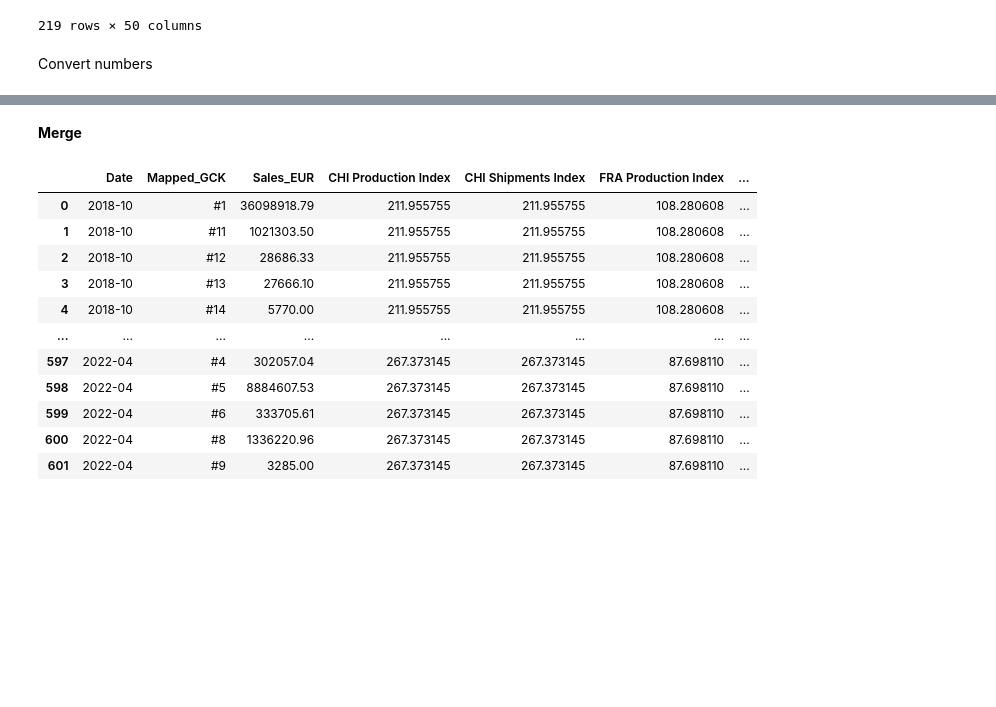
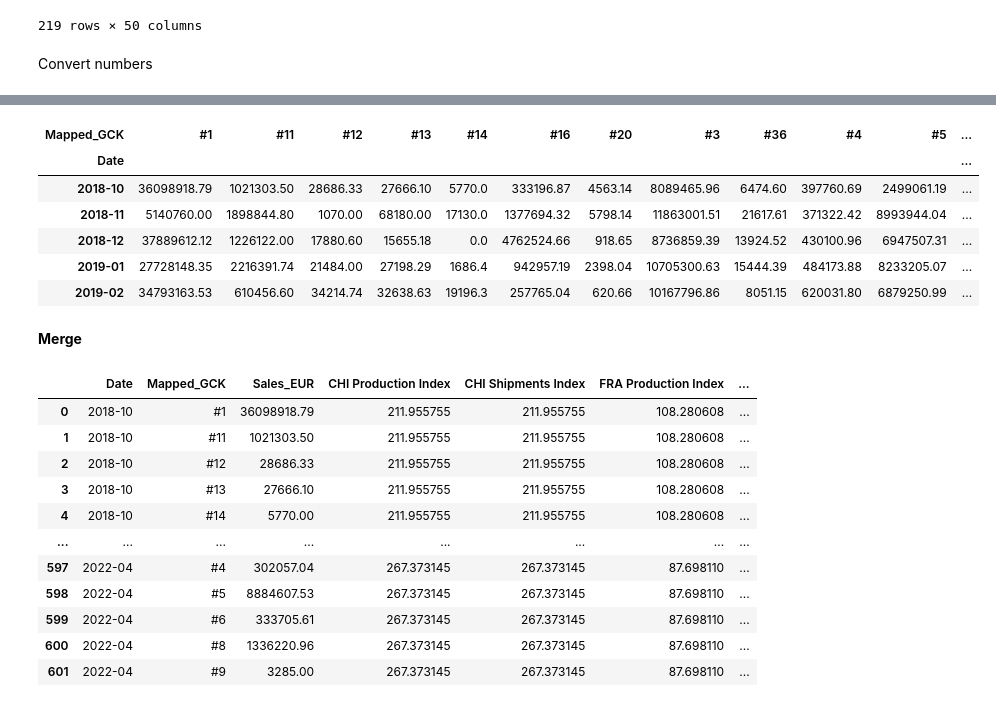
Before and after one commit to MGN19/Siemens-forecast, a Jupyter notebook: test_ant.ipynb, the cells around one changed output, grey strips where cells are left out. Drawn from its saved outputs; the diff is of its cells as text; code cells hidden in the pictures; blank space fills up the shorter version.

```diff
--- a/test_ant.ipynb
+++ b/test_ant.ipynb
@@ -227,3 +229,13 @@ monthly_sales.head(2)
+# %%
+pivoted_data.head(5) # sales data grouped by month
+# %% [output]
+| Mapped_GCK | #1 | #11 | #12 | #13 | #14 | #16 | #20 | #3 | #36 | #4 | #5 | ... |
+| Date |  |  |  |  |  |  |  |  |  |  |  | ... |
+| 2018-10 | 36098918.79 | 1021303.50 | 28686.33 | 27666.10 | 5770.0 | 333196.87 | 4563.14 | 8089465.96 | 6474.60 | 397760.69 | 2499061.19 | ... |
+| 2018-11 | 5140760.00 | 1898844.80 | 1070.00 | 68180.00 | 17130.0 | 1377694.32 | 5798.14 | 11863001.51 | 21617.61 | 371322.42 | 8993944.04 | ... |
+| 2018-12 | 37889612.12 | 1226122.00 | 17880.60 | 15655.18 | 0.0 | 4762524.66 | 918.65 | 8736859.39 | 13924.52 | 430100.96 | 6947507.31 | ... |
+| 2019-01 | 27728148.35 | 2216391.74 | 21484.00 | 27198.29 | 1686.4 | 942957.19 | 2398.04 | 10705300.63 | 15444.39 | 484173.88 | 8233205.07 | ... |
+| 2019-02 | 34793163.53 | 610456.60 | 34214.74 | 32638.63 | 19196.3 | 257765.04 | 620.66 | 10167796.86 | 8051.15 | 620031.80 | 6879250.99 | ... |
 # %% [markdown]
 **Merge**
 # %%
```
Also changed, not shown: parts of 5 cells of this notebook.
